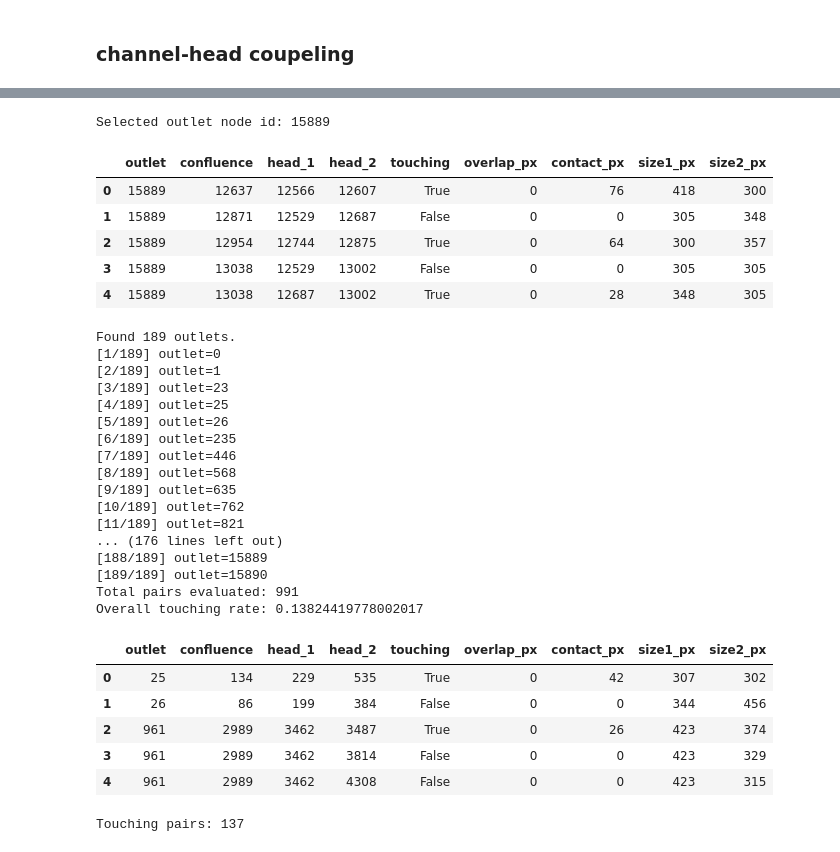
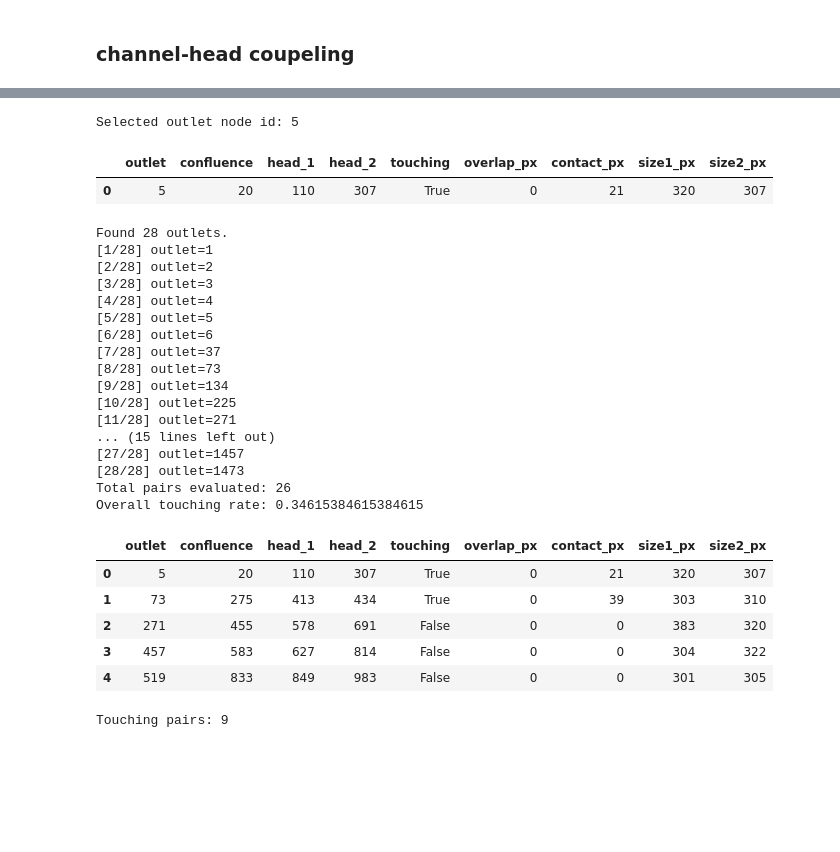
Before and after one commit to GP-Geo/CH_Project, a Jupyter notebook: notebooks/00_test.ipynb, the cells around one changed output, grey strips where cells are left out. Drawn from its saved outputs; the diff is of its cells as text; code cells hidden in the pictures; blank space fills up the shorter version.

```diff
--- a/notebooks/00_test.ipynb
+++ b/notebooks/00_test.ipynb
@@ -38,7 +38,7 @@ from src.plotting_utils import (
 We load the SRTM DEM from disk and mask out low elevation values (<1200 m).
 A basic visualization helps confirm the data integrity.
 # %%
-dem = tt3.read_tif("/Users/guypi/Projects/channel-heads/data/raw/output_srtm.tif")
+dem = tt3.read_tif("/Users/guypi/Projects/channel-heads/data/cropped_DEMs/Inyo_strm_crop.tif")
 dem.info()
 
 # Mask out low elevations
@@ -177,21 +163,17 @@ Outlet node IDs: [    0     1    23    25    26   235   446   568   635   762
 # %%
 # === choose outlet ===
-o = 15889
+o = outs[4]
 print("Selected outlet node id:", o)
 
 # === run the same downstream logic ===
 pairs_at_confluence, basin_heads = first_meet_pairs_for_outlet(s, o)
 an = CouplingAnalyzer(fd, s, dem)
 df = an.evaluate_pairs_for_outlet(o, pairs_at_confluence)
 df.head()
 # %% [output]
-Selected outlet node id: 15889
+Selected outlet node id: 5
 |  | outlet | confluence | head_1 | head_2 | touching | overlap_px | contact_px | size1_px | size2_px |
-| 0 | 15889 | 12637 | 12566 | 12607 | True | 0 | 76 | 418 | 300 |
-| 1 | 15889 | 12871 | 12529 | 12687 | False | 0 | 0 | 305 | 348 |
-| 2 | 15889 | 12954 | 12744 | 12875 | True | 0 | 64 | 300 | 357 |
-| 3 | 15889 | 13038 | 12529 | 13002 | False | 0 | 0 | 305 | 305 |
-| 4 | 15889 | 13038 | 12687 | 13002 | True | 0 | 28 | 348 | 305 |
+| 0 | 5 | 20 | 110 | 307 | True | 0 | 21 | 320 | 307 |
 # %%
 def compute_coupling_all_outlets(s, fd, dem, outlets=None, warmup=True, connectivity=8):
     """
@@ -248,34 +230,34 @@ print("Total pairs evaluated:", len(df_all))
 print("Overall touching rate:", df_all["touching"].mean() if not df_all.empty else 0.0)
 df_all.head()
 # %% [output]
-Found 189 outlets.
-[1/189] outlet=0
-[2/189] outlet=1
-[3/189] outlet=23
-[4/189] outlet=25
-[5/189] outlet=26
-[6/189] outlet=235
-[7/189] outlet=446
-[8/189] outlet=568
-[9/189] outlet=635
-[10/189] outlet=762
-[11/189] outlet=821
-... (176 lines left out)
-[188/189] outlet=15889
-[189/189] outlet=15890
-Total pairs evaluated: 991
-Overall touching rate: 0.13824419778002017
+Found 28 outlets.
+[1/28] outlet=1
+[2/28] outlet=2
+[3/28] outlet=3
+[4/28] outlet=4
+[5/28] outlet=5
+[6/28] outlet=6
+[7/28] outlet=37
+[8/28] outlet=73
+[9/28] outlet=134
+[10/28] outlet=225
+[11/28] outlet=271
+... (15 lines left out)
+[27/28] outlet=1457
+[28/28] outlet=1473
+Total pairs evaluated: 26
+Overall touching rate: 0.34615384615384615
 |  | outlet | confluence | head_1 | head_2 | touching | overlap_px | contact_px | size1_px | size2_px |
-| 0 | 25 | 134 | 229 | 535 | True | 0 | 42 | 307 | 302 |
-| 1 | 26 | 86 | 199 | 384 | False | 0 | 0 | 344 | 456 |
-| 2 | 961 | 2989 | 3462 | 3487 | True | 0 | 26 | 423 | 374 |
-| 3 | 961 | 2989 | 3462 | 3814 | False | 0 | 0 | 423 | 329 |
-| 4 | 961 | 2989 | 3462 | 4308 | False | 0 | 0 | 423 | 315 |
+| 0 | 5 | 20 | 110 | 307 | True | 0 | 21 | 320 | 307 |
+| 1 | 73 | 275 | 413 | 434 | True | 0 | 39 | 303 | 310 |
+| 2 | 271 | 455 | 578 | 691 | False | 0 | 0 | 383 | 320 |
+| 3 | 457 | 583 | 627 | 814 | False | 0 | 0 | 304 | 322 |
+| 4 | 519 | 833 | 849 | 983 | False | 0 | 0 | 301 | 305 |
 # %%
 df_touching = df_all[df_all["touching"] == True].copy()
 print("Touching pairs:", len(df_touching))
 # %% [output]
-Touching pairs: 137
+Touching pairs: 9
 # %%
 df_touching.sort_values(
     ["outlet", "confluence", "head_1", "head_2"],
```
Also changed, not shown: parts of 11 cells of this notebook, 19 other files.
